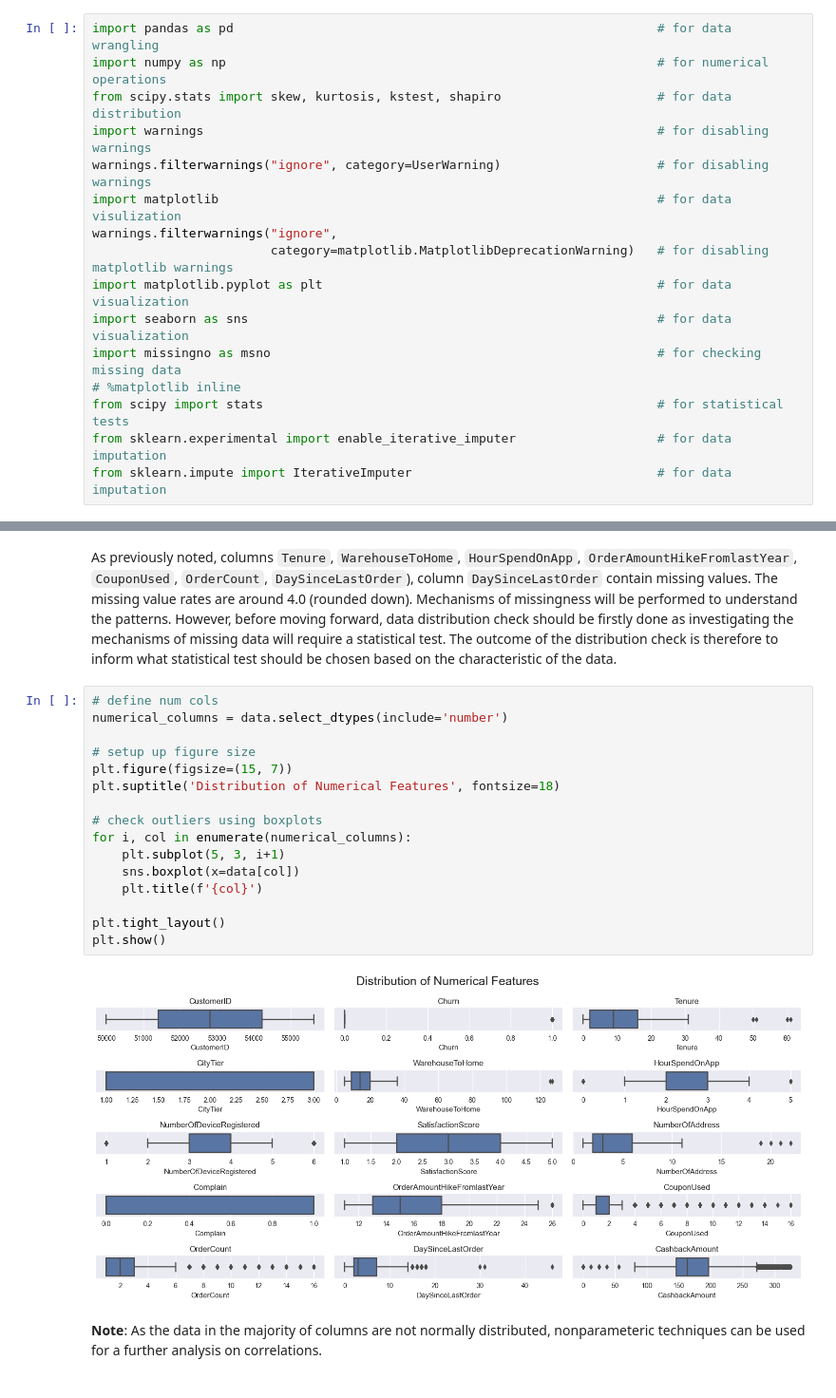
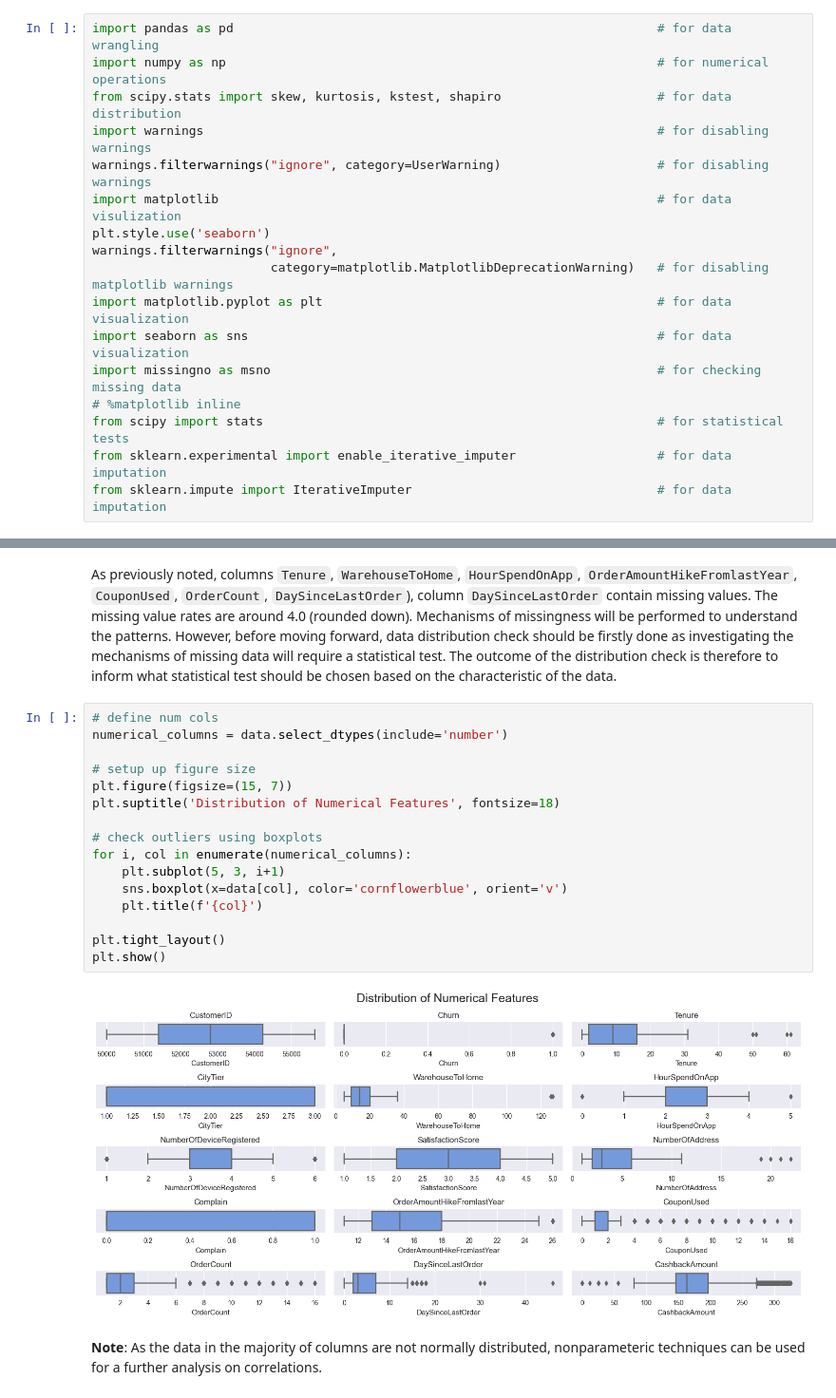
Before and after one commit to LingAdeu/customer-churn-prediction, a Jupyter notebook: notebook/notebook.ipynb, the cells around one changed output, grey strips where cells are left out. Shown at 95% size. Drawn from its saved outputs; the diff is of its cells as text.

```diff
--- a/notebook/notebook.ipynb
+++ b/notebook/notebook.ipynb
@@ -70,6 +70,7 @@ from scipy.stats import skew, kurtosis, kstest, shapiro                     # fo
 import warnings                                                             # for disabling warnings
 warnings.filterwarnings("ignore", category=UserWarning)                     # for disabling warnings
 import matplotlib                                                           # for data visulization
+plt.style.use('seaborn')
 warnings.filterwarnings("ignore",
                         category=matplotlib.MatplotlibDeprecationWarning)   # for disabling matplotlib warnings
 import matplotlib.pyplot as plt                                             # for data visualization
@@ -209,21 +212,21 @@ As previously noted, columns `Tenure`, `WarehouseToHome`, `HourSpendOnApp`, `Ord
 # %%
 # define num cols
 numerical_columns = data.select_dtypes(include='number')
 
 # setup up figure size
 plt.figure(figsize=(15, 7))
 plt.suptitle('Distribution of Numerical Features', fontsize=18)
 
 # check outliers using boxplots
 for i, col in enumerate(numerical_columns):
     plt.subplot(5, 3, i+1)
-    sns.boxplot(x=data[col])
+    sns.boxplot(x=data[col], color='cornflowerblue', orient='v')
     plt.title(f'{col}')
 
 plt.tight_layout()
 plt.show()
 # %% [output]
-[figure, old version]
+[figure, new version]
 # %% [markdown]
 **Note**: As the data in the majority of columns are not normally distributed, nonparameteric techniques can be used for a further analysis on correlations.
 # %%
```
Also changed, not shown: parts of 68 cells of this notebook, 1 other file.
